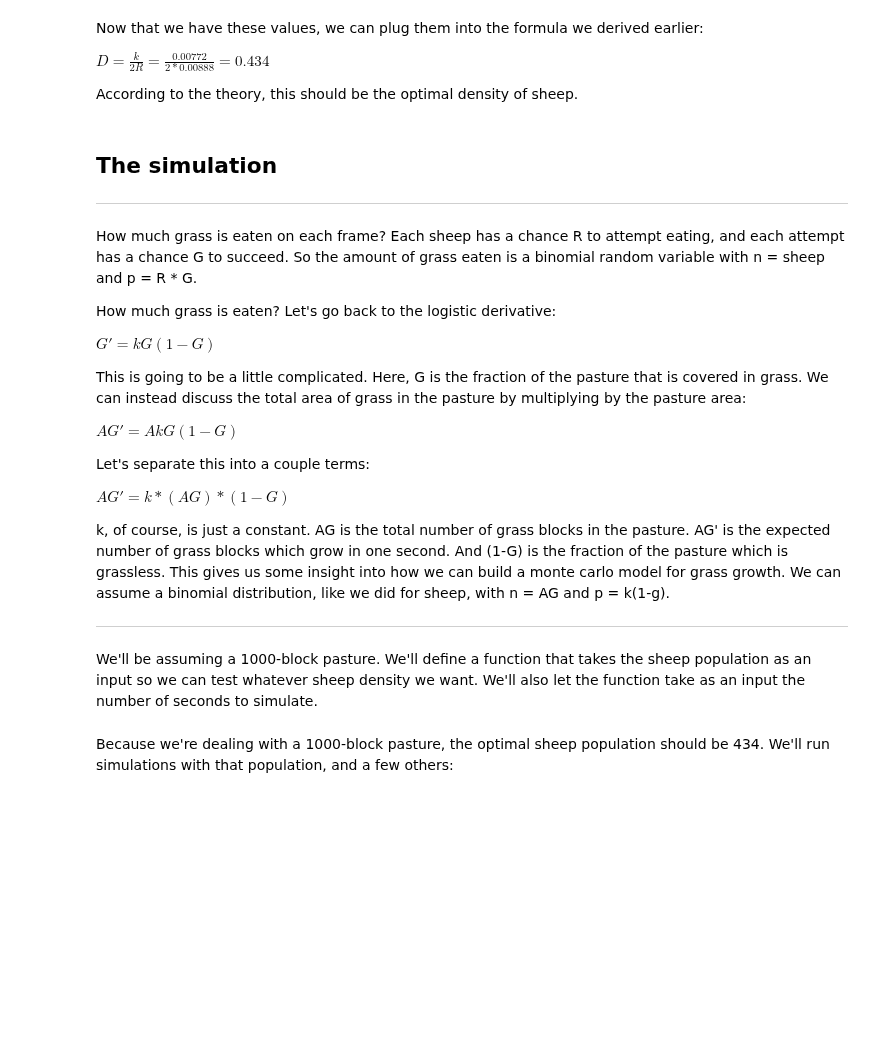
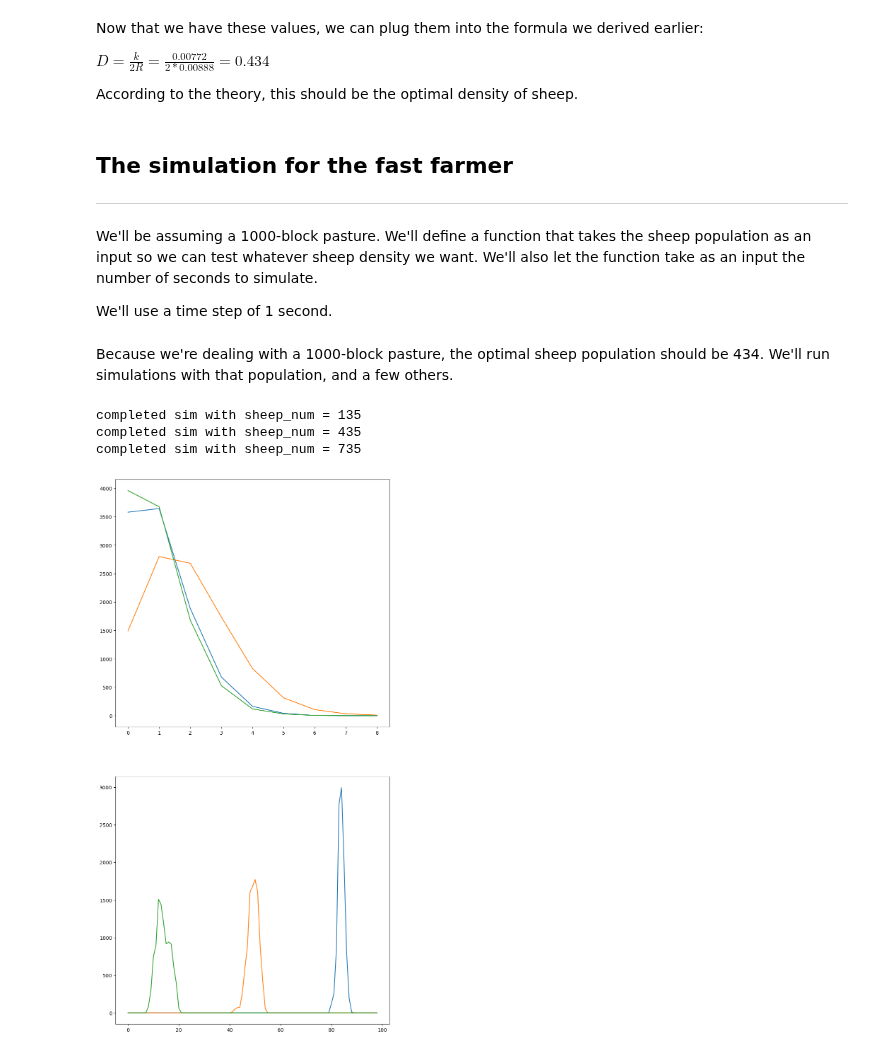
Before and after one commit to ELFREELAND/minecraft_sheep, a Jupyter notebook: monte_carlo_sim.ipynb, the cells around one changed output. Drawn from its saved outputs; the diff is of its cells as text; code cells hidden in the pictures; blank space fills up the shorter version.

Commit message:
stochastic model and simulations
started writing stochastic simulation section and expanding jupyter notebook for monte carlo stuff

```diff
--- a/monte_carlo_sim.ipynb
+++ b/monte_carlo_sim.ipynb
@@ -24,52 +24,50 @@ $D=\frac{k}{2R}=\frac{0.00772}{2*0.00888}=0.434$
 
 According to the theory, this should be the optimal density of sheep.
 # %% [markdown]
-## The simulation
-***
-How much grass is eaten on each frame? Each sheep has a chance R to attempt eating, and each attempt has a chance G to succeed. So the amount of grass eaten is a binomial random variable with n = sheep and p = R * G.
-
-How much grass is eaten? Let's go back to the logistic derivative:
-
-$G'=kG(1-G)$
-
-This is going to be a little complicated. Here, G is the fraction of the pasture that is covered in grass. We can instead discuss the total area of grass in the pasture by multiplying by the pasture area:
-
-$AG'=AkG(1-G)$
-
-Let's separate this into a couple terms:
-
-$AG'=k*(AG)*(1-G)$
-
-k, of course, is just a constant. AG is the total number of grass blocks in the pasture. AG' is the expected number of grass blocks which grow in one second. And (1-G) is the fraction of the pasture which is grassless. This gives us some insight into how we can build a monte carlo model for grass growth. We can assume a binomial distribution, like we did for sheep, with n = AG and p = k(1-g).
+## The simulation for the fast farmer
 ***
 We'll be assuming a 1000-block pasture. We'll define a function that takes the sheep population as an input so we can test whatever sheep density we want. We'll also let the function take as an input the number of seconds to simulate.
+
+We'll use a time step of 1 second.
 # %%
-def monteCarlo(sheep_num, iter):
+def monteCarloFF(sheep_num, iter):
 
-    g = 1000 #this is not G as in the grass density - this is the total number of grass blocks.
+    AX_g = 1000 #the total number of grass blocks in the pasture - initially AX_g = A
 
-    eats_list = []
-    grass_list = []
+    eats_list = [] #how many blocks were eaten by sheep on each tick
+    grass_list = [] #grass population of the pasture on each tick
 
     for i in range(0, iter):
         #number of successful sheep eating attempts
         #binomial variate with success probability of R * grass fraction
-        eats = sp.stats.binom.rvs(sheep_num, g/1000 * R)
-        g -= eats
+        eats = sp.stats.binom.rvs(sheep_num, AX_g/1000 * R)
+        AX_g -= eats
 
         #grass growth
-        g += sp.stats.binom.rvs(g, K * (1 - g/1000))
+        AX_g += sp.stats.binom.rvs(AX_g, K * (1 - AX_g/1000))
 
         eats_list.append(eats)
-        grass_list.append(g)
+        grass_list.append(AX_g)
     return np.array(eats_list), np.array(grass_list)
 # %% [markdown]
-Because we're dealing with a 1000-block pasture, the optimal sheep population should be 434. We'll run simulations with that population, and a few others:
+Because we're dealing with a 1000-block pasture, the optimal sheep population should be 434. We'll run simulations with that population, and a few others.
 # %%
-iters = 10000
+iters = 20000
 
-results = {"235": monteCarlo(235, iters),
-           "335": monteCarlo(335, iters),
-           "435": monteCarlo(435, iters),
-           "535": monteCarlo(535, iters),
-           "635": monteCarlo(635, iters)}
+f, axs = plt.subplots(nrows=2, ncols=1, figsize=(10,20))
+
+def monteCarloFFStats(sheep_num, iter, a_eats, a_grass):
+    eats, grass = monteCarloFF(sheep_num, iter)
+    print("completed sim with sheep_num = {0}".format(sheep_num))
+    a_eats.plot(np.histogram(eats[int(iter/2):iter-1], bins=np.arange(0,10))[0])
+    a_grass.plot(np.histogram(grass[int(iter/2):iter-1], bins=np.arange(0,1000,10))[0])
+
+for i in [135, 435, 735]:
+    monteCarloFFStats(i, iters, axs[0], axs[1])
+
+plt.show()
+# %% [output]
+completed sim with sheep_num = 135
+completed sim with sheep_num = 435
+completed sim with sheep_num = 735
+[figure, added]
```
Also changed, not shown: parts of 4 cells of this notebook, 7 other files.
